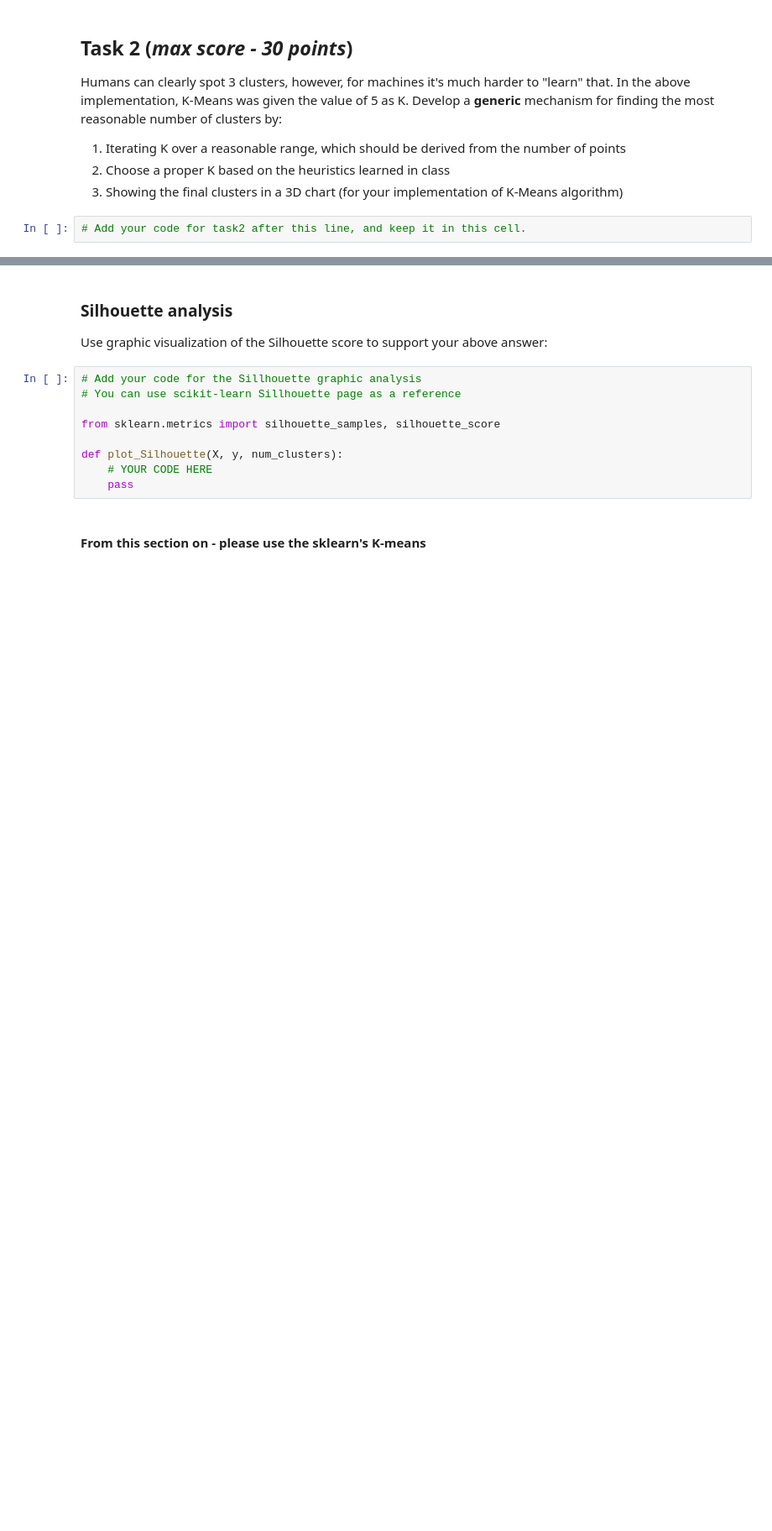
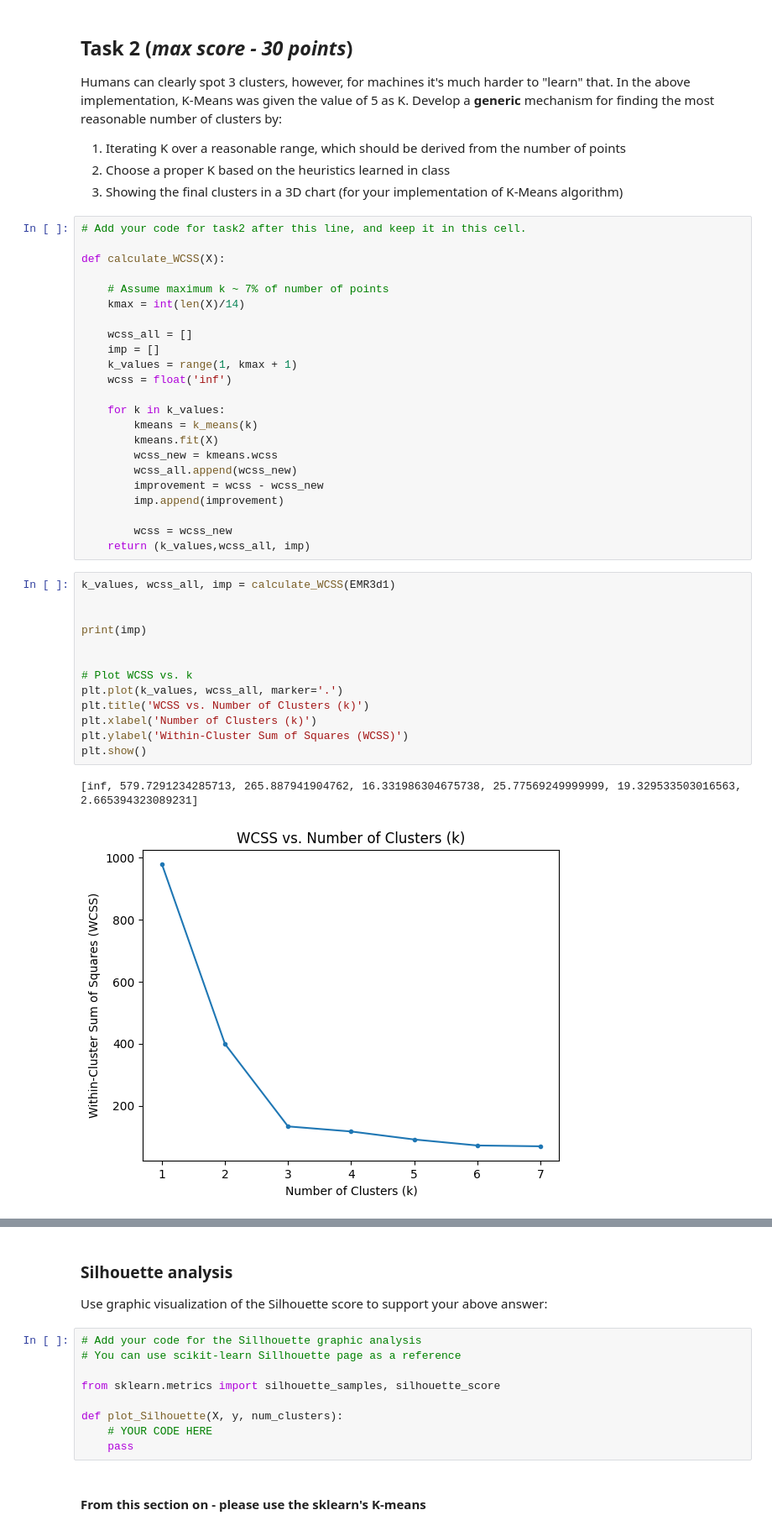
Before and after one commit to anidima/ydata_ml_ul, a Jupyter notebook: HW1_Clustering.ipynb, the cells around one changed output, grey strips where cells are left out. Shown: that part at 84% size. Cells and saved outputs as stored; diff of their text form; blank space fills up the shorter version.

Commit message:
task 2 wcss

```diff
--- a/HW1_Clustering.ipynb
+++ b/HW1_Clustering.ipynb
@@ -225,5 +227,42 @@ Develop a **generic** mechanism for finding the most reasonable number of cluste
 1. Iterating K over a reasonable range, which should be derived from the number of points
 2. Choose a proper K based on the heuristics learned in class
 3. Showing the final clusters in a 3D chart (for your implementation of K-Means algorithm)
-# %%
-# Add your code for task2 after this line, and keep it in this cell.
+# %%
+# Add your code for task2 after this line, and keep it in this cell.
+
+def calculate_WCSS(X):
+
+    # Assume maximum k ~ 7% of number of points
+    kmax = int(len(X)/14)
+
+    wcss_all = []
+    imp = []
+    k_values = range(1, kmax + 1)
+    wcss = float('inf')
+
+    for k in k_values:
+        kmeans = k_means(k)
+        kmeans.fit(X)
+        wcss_new = kmeans.wcss
+        wcss_all.append(wcss_new)
+        improvement = wcss - wcss_new
+        imp.append(improvement)
+
+        wcss = wcss_new
+    return (k_values,wcss_all, imp)
+# %%
+k_values, wcss_all, imp = calculate_WCSS(EMR3d1)
+
+
+print(imp)
+
+
+# Plot WCSS vs. k
+plt.plot(k_values, wcss_all, marker='.')
+plt.title('WCSS vs. Number of Clusters (k)')
+plt.xlabel('Number of Clusters (k)')
+plt.ylabel('Within-Cluster Sum of Squares (WCSS)')
+plt.show()
+# %% [output]
+[inf, 579.7291234285713, 265.887941904762, 16.331986304675738, 25.77569249999999, 19.329533503016563, 2.665394323089231]
+[figure, added]
```
Also changed, not shown: parts of 4 cells of this notebook.
